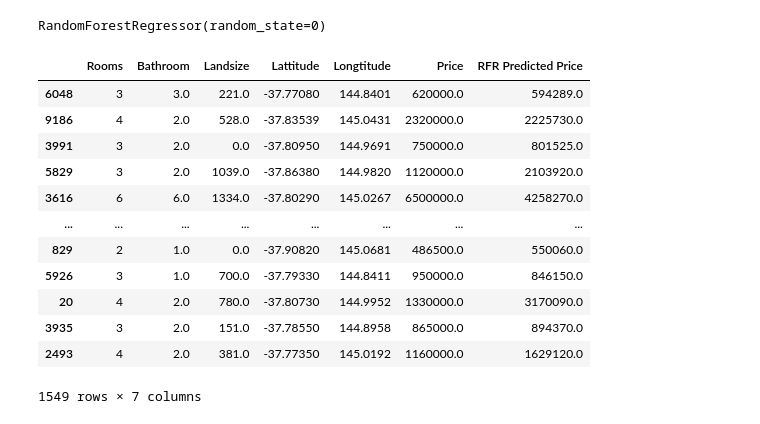
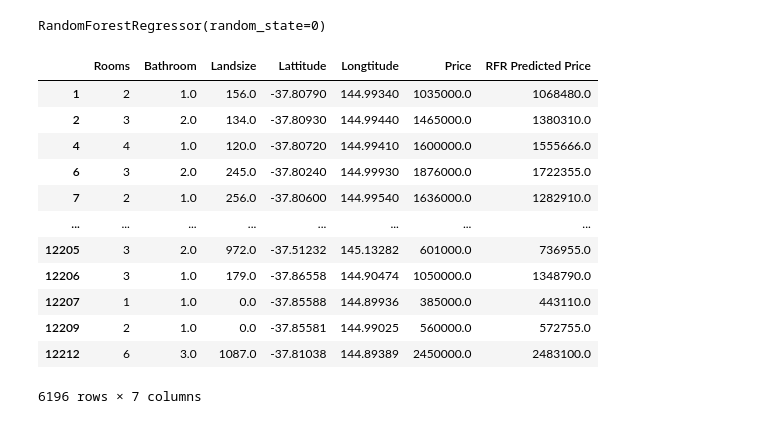
Before and after one commit to minip8/Kaggle-Learning, a Jupyter notebook: notebooks/houses_melb.ipynb, the cells around one changed output. Cells and saved outputs as stored; diff of their text form; code cells hidden in the pictures.

```diff
--- a/notebooks/houses_melb.ipynb
+++ b/notebooks/houses_melb.ipynb
@@ -1,9 +1,17 @@
 # %%
 import pandas as pd
 import numpy as np
+
+from sklearn.tree import DecisionTreeRegressor
+from sklearn.model_selection import train_test_split
+from sklearn.metrics import mean_absolute_error
+
+from sklearn.ensemble import RandomForestRegressor
+
 from collections.abc import Callable
+
 from typing import TypeVar
-T = TypeVar("T")
+model = TypeVar("model", DecisionTreeRegressor, RandomForestRegressor)
 data_file_path = "../datasets/houses_melb/datasets/"
 # %%
 melb_data = pd.read_csv(data_file_path + "melb_data.csv")
@@ -38,7 +42,7 @@ val_X : pd.DataFrame
 val_y : pd.DataFrame
 train_X, val_X, train_y, val_y = train_test_split(X, y, random_state=1)
 # %%
-def test_model_mae(model_type: Callable,
+def test_model_mae(model_type: Callable[..., model],
                    test_max_leaf_nodes: list[int | None],
                    train_X: pd.DataFrame,
                    train_y: pd.DataFrame,
@@ -57,18 +61,15 @@ def test_model_mae(model_type: Callable,
 
     return test_mae
 # %%
-def get_minimized_mae_model_with_leaf_nodes(model_type: Callable[..., T],
+def get_minimized_mae_model_with_leaf_nodes(model_type: Callable[..., model],
                                             test_max_leaf_nodes: list[int | None],
                                             train_X: pd.DataFrame,
                                             train_y: pd.DataFrame,
                                             val_X: pd.DataFrame,
                                             val_y: pd.DataFrame,
-                                            show_mae: bool = False) -> T:
+                                            show_mae: bool = False) -> model:
 
 
-    # if show_mae:
-    #     for max_leaf_nodes, mae in zip(test_max_leaf_nodes, test_mae):
-    #         print(f"{max_leaf_nodes=}\t\t{mae=}")
     test_mae = test_model_mae(model_type,
                               test_max_leaf_nodes,
                               train_X,
@@ -125,20 +124,19 @@ max leaf nodes: None
 MAE: 192287.89755541208
 RandomForestRegressor(random_state=0)
 # %%
-melb_model_RFR_val_predictions = melb_model_RFR.predict(val_X)
-melb_model_RFR_val_predictions = pd.DataFrame(melb_model_RFR_val_predictions, index=val_X.index, columns=["RFR Predicted Price"])
-display(val_X.join(val_y).join(melb_model_RFR_val_predictions))
+melb_model_RFR_val_predictions = pd.DataFrame(melb_model_RFR.predict(X), index=X.index, columns=["RFR Predicted Price"])
+display(X.join(y).join(melb_model_RFR_val_predictions))
 # %% [output]
 |  | Rooms | Bathroom | Landsize | Lattitude | Longtitude | Price | RFR Predicted Price |
-| 6048 | 3 | 3.0 | 221.0 | -37.77080 | 144.8401 | 620000.0 | 594289.0 |
-| 9186 | 4 | 2.0 | 528.0 | -37.83539 | 145.0431 | 2320000.0 | 2225730.0 |
-| 3991 | 3 | 2.0 | 0.0 | -37.80950 | 144.9691 | 750000.0 | 801525.0 |
-| 5829 | 3 | 2.0 | 1039.0 | -37.86380 | 144.9820 | 1120000.0 | 2103920.0 |
-| 3616 | 6 | 6.0 | 1334.0 | -37.80290 | 145.0267 | 6500000.0 | 4258270.0 |
+| 1 | 2 | 1.0 | 156.0 | -37.80790 | 144.99340 | 1035000.0 | 1068480.0 |
+| 2 | 3 | 2.0 | 134.0 | -37.80930 | 144.99440 | 1465000.0 | 1380310.0 |
+| 4 | 4 | 1.0 | 120.0 | -37.80720 | 144.99410 | 1600000.0 | 1555666.0 |
+| 6 | 3 | 2.0 | 245.0 | -37.80240 | 144.99930 | 1876000.0 | 1722355.0 |
+| 7 | 2 | 1.0 | 256.0 | -37.80600 | 144.99540 | 1636000.0 | 1282910.0 |
 | ... | ... | ... | ... | ... | ... | ... | ... |
-| 829 | 2 | 1.0 | 0.0 | -37.90820 | 145.0681 | 486500.0 | 550060.0 |
-| 5926 | 3 | 1.0 | 700.0 | -37.79330 | 144.8411 | 950000.0 | 846150.0 |
-| 20 | 4 | 2.0 | 780.0 | -37.80730 | 144.9952 | 1330000.0 | 3170090.0 |
-| 3935 | 3 | 2.0 | 151.0 | -37.78550 | 144.8958 | 865000.0 | 894370.0 |
-| 2493 | 4 | 2.0 | 381.0 | -37.77350 | 145.0192 | 1160000.0 | 1629120.0 |
+| 12205 | 3 | 2.0 | 972.0 | -37.51232 | 145.13282 | 601000.0 | 736955.0 |
+| 12206 | 3 | 1.0 | 179.0 | -37.86558 | 144.90474 | 1050000.0 | 1348790.0 |
+| 12207 | 1 | 1.0 | 0.0 | -37.85588 | 144.89936 | 385000.0 | 443110.0 |
+| 12209 | 2 | 1.0 | 0.0 | -37.85581 | 144.99025 | 560000.0 | 572755.0 |
+| 12212 | 6 | 3.0 | 1087.0 | -37.81038 | 144.89389 | 2450000.0 | 2483100.0 |
-1549 rows × 7 columns
+6196 rows × 7 columns
```
Also changed, not shown: parts of 5 cells of this notebook, 2 other files.
